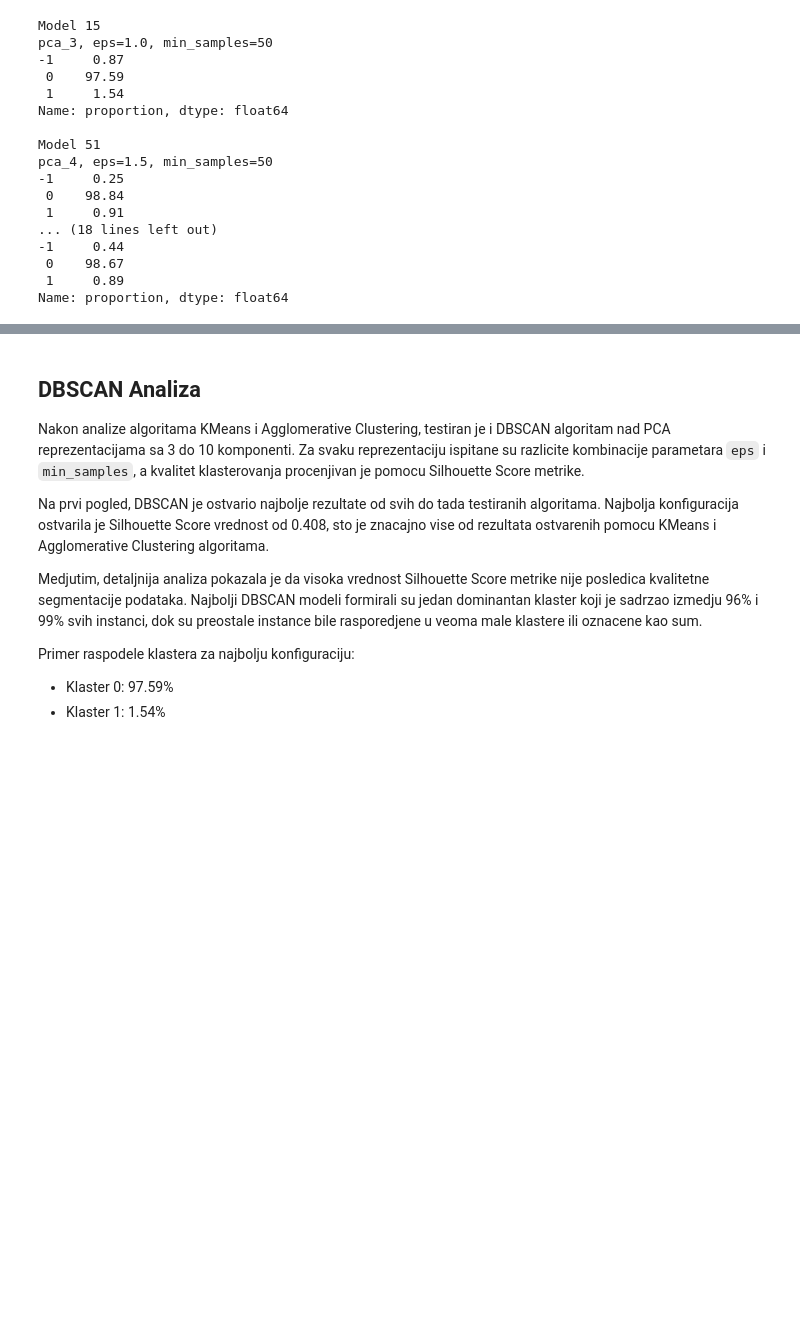
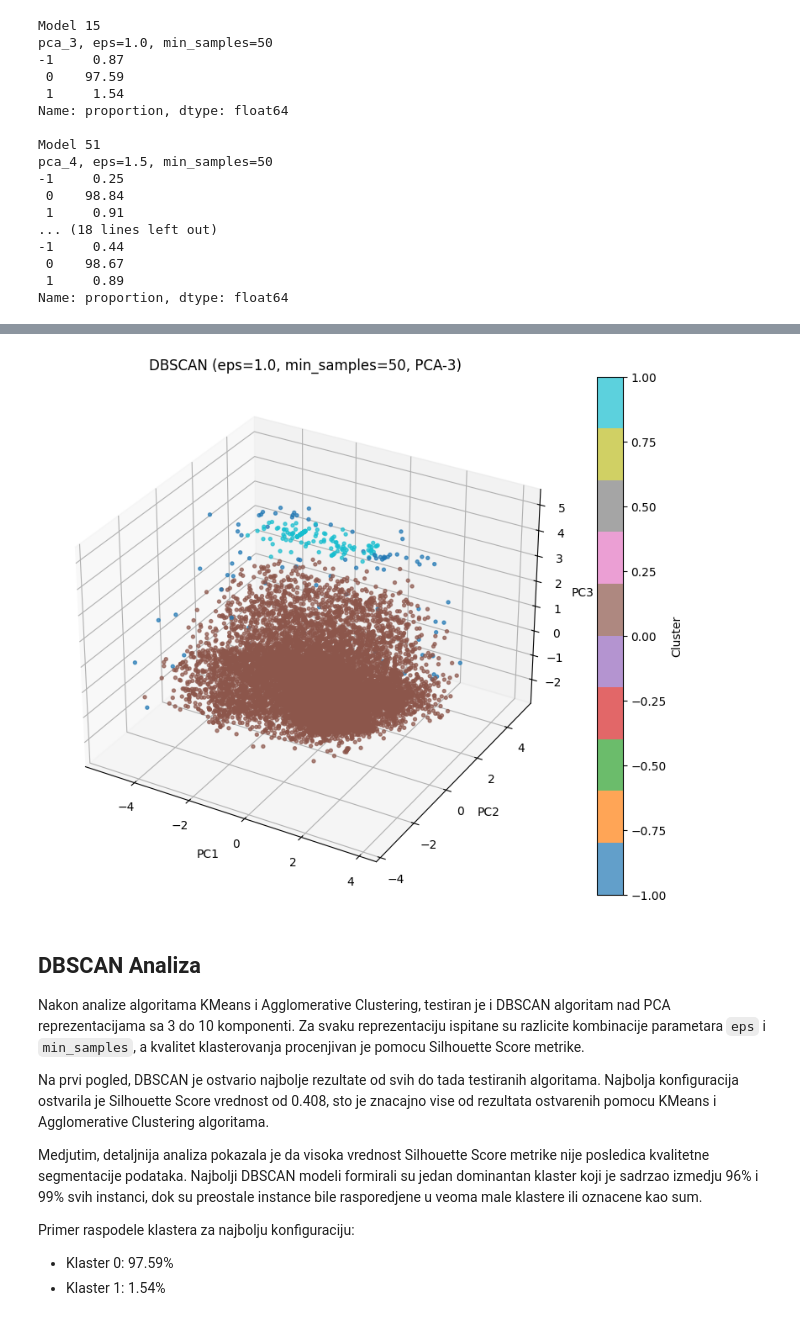
Before and after one commit to MarinaVr1/linkedin-job-postings-clustering, a Jupyter notebook: notebooks/clustering/dbscan.ipynb, the cells around one changed output, grey strips where cells are left out. Drawn from its saved outputs; the diff is of its cells as text; code cells hidden in the pictures; blank space fills up the shorter version.

```diff
--- a/notebooks/clustering/dbscan.ipynb
+++ b/notebooks/clustering/dbscan.ipynb
@@ -263,3 +305,33 @@ Name: proportion, dtype: float64
+# %%
+from mpl_toolkits.mplot3d import Axes3D
+import matplotlib.pyplot as plt
+
+fig = plt.figure(figsize=(10, 8))
+ax = fig.add_subplot(111, projection="3d")
+
+scatter = ax.scatter(
+    X_best_dbscan[:, 0],
+    X_best_dbscan[:, 1],
+    X_best_dbscan[:, 2],
+    c=best_dbscan_labels,
+    cmap="tab10",
+    s=8,
+    alpha=0.7
+)
+
+ax.set_title(
+    f"DBSCAN (eps={best_eps}, min_samples={best_min_samples}, PCA-{best_n_components})"
+)
+
+ax.set_xlabel("PC1")
+ax.set_ylabel("PC2")
+ax.set_zlabel("PC3")
+
+plt.colorbar(scatter, label="Cluster")
+
+plt.show()
+# %% [output]
+[figure, added]
 # %% [markdown]
 ## DBSCAN Analiza
 
```
Also changed, not shown: parts of 3 cells of this notebook.
